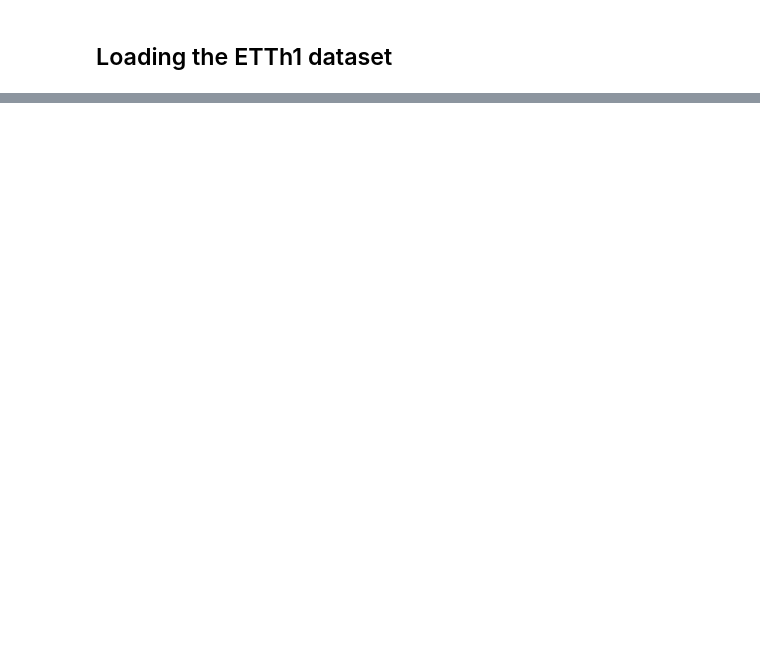
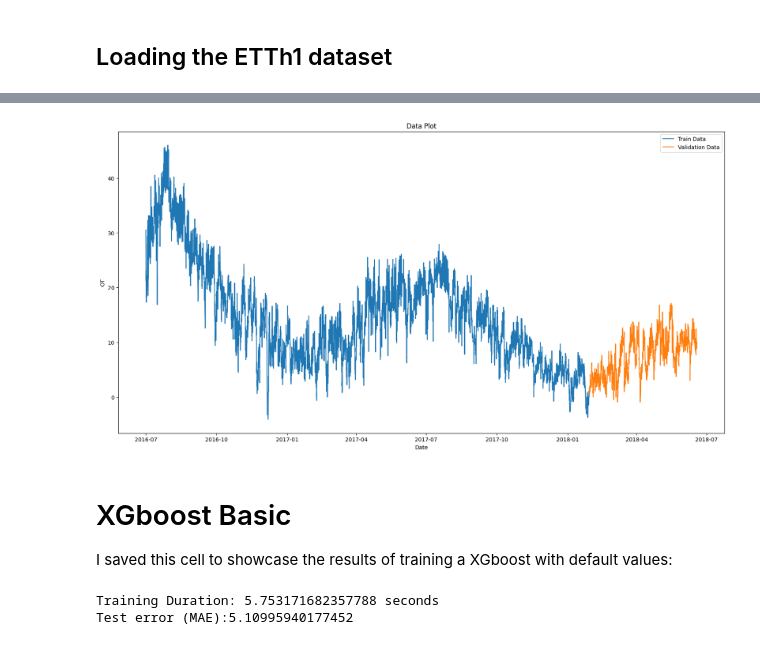
Before and after one commit to khaledbouabdallah/Time-series-DS-project, a Jupyter notebook: XGBoost.ipynb, the cells around one changed output, grey strips where cells are left out. Cells and saved outputs as stored; diff of their text form; code cells hidden in the pictures; blank space fills up the shorter version.

Commit message:
Fine tuned XGBoost 0.5 mae + auto submit kaggle + exploration

```diff
--- a/XGBoost.ipynb
+++ b/XGBoost.ipynb
@@ -138,0 +92,9 @@ Mean test Absolute Error: 0.48842
+# %%
+path = "ETTh1.csv"
+df = pd.read_csv(path)
+df['date'] = pd.to_datetime(df['date'])
+df.set_index('date', inplace=True)
+df.drop("Id", axis=1, inplace=True)
+df = df.asfreq('H')
+df = df.sort_index()
+df.head()
@@ -138,0 +109,43 @@ Mean test Absolute Error: 0.48842
+# %%
+data = df.copy()
+# Split data into train and test sets
+train_size = int(len(data) * 0.8) # 80% train, 20 validation
+train_val_data = data.iloc[:-100].copy()
+train_data = data.iloc[:train_size].copy()
+val_data = data.iloc[train_size:-100].copy()
+
+plt.figure(figsize=(20, 10))
+plt.plot(train_data, label='Train Data')
+plt.plot(val_data, label='Validation Data')
+plt.xlabel('Date')
+plt.ylabel('OT')
+plt.title('Data Plot')
+plt.legend()
+plt.show()
+# %% [output]
+[figure, added]
+# %% [markdown]
+# XGboost Basic
+
+I saved this cell to showcase the results of training a XGboost with default values:
+# %%
+# Create forecaster
+forecaster = ForecasterAutoreg(
+                 regressor = XGBRegressor(random_state=123,
+                                          tree_method='hist',
+                                          device='cuda'),
+                 lags            = 24*30*6  )
+
+# Fit model
+import time
+start_time = time.time()
+forecaster.fit(y=train_data["OT"])
+end_time = time.time()
+print("Training Duration:", end_time - start_time, "seconds")
+# Forecast test values
+predictions = forecaster.predict(steps= len(val_data))
+mae = mean_absolute_error(val_data["OT"], predictions)
+print(f"Test error (MAE):{mae}")
+# %% [output]
+Training Duration: 5.753171682357788 seconds
+Test error (MAE):5.10995940177452
```
Also changed, not shown: parts of 45 cells of this notebook, 5 other files.
